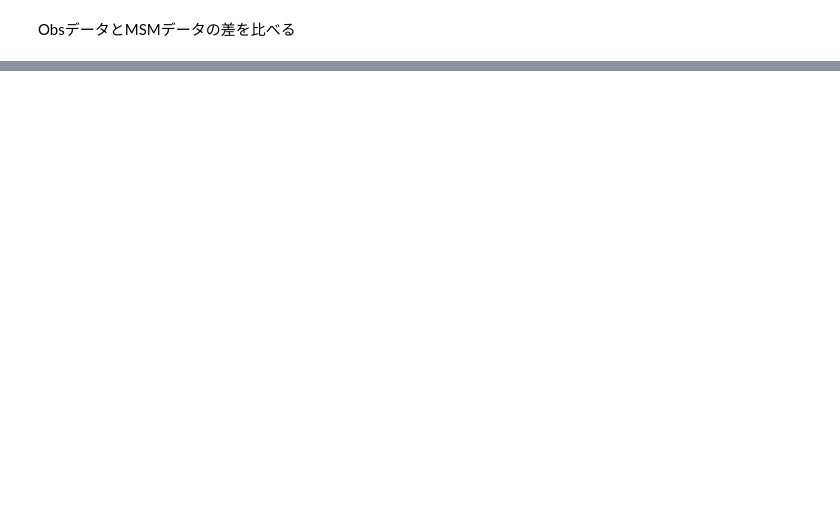
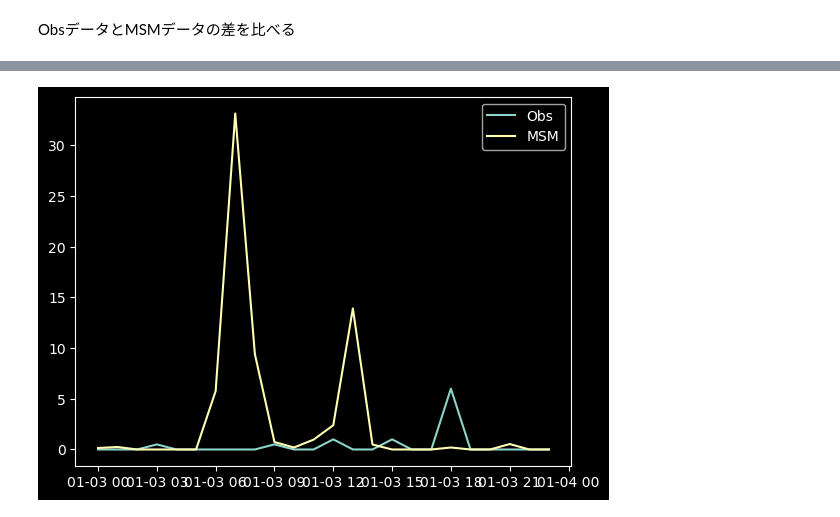
Before and after one commit to Ryo-Suzukii/ForecastCloudinJapan, a Jupyter notebook: EDA/diff_obs_msm.ipynb, the cells around one changed output, grey strips where cells are left out. Drawn from its saved outputs; the diff is of its cells as text; code cells hidden in the pictures; blank space fills up the shorter version.

```diff
--- a/EDA/diff_obs_msm.ipynb
+++ b/EDA/diff_obs_msm.ipynb
@@ -8,8 +13,25 @@ import matplotlib.pyplot as plt
+# %%
+def dew_point(t, rh):
+    """相対湿度から絶対湿度にする方法
+
+    Args:
+        t (float): 気温
+        rh (float): 相対湿度
+    """
+    A = 17.27
+    B = 237.7
+    alpha = ((A * t) / (B + t)) + np.log(rh/100.0)
+    return (B * alpha) / (A - alpha)
+
+def asd(t,rh):
+    es =  6.1078 * 10**(7.5*t/(t+237.3))
+    e = es * rh / 100
+    td = (237.3 * np.log10(6.1078/e))/(np.log10(e/6.1078) - 7.5)
+    return td
 # %%
-date = dt.date(2022,1,2)
+date = dt.date(2022,1,3)
 
-obsdf = pd.read_csv(f"../obsData/44_47662/{date.year}/{date.month}/44_47662_{date.year}_{date.month}_{date.day}.csv")
+obsdf = pd.read_csv(f"../obs_data/{date.year}/{str(date.month).zfill(2)}/{date.year}_{str(date.month).zfill(2)}{str(date.day).zfill(2)}.csv").drop("時間",axis=1)
 msmdf = pd.read_csv(f"../msm_jst_data/{date.year}/{str(date.month).zfill(2)}/{date.year}_{str(date.month).zfill(2)}{str(date.day).zfill(2)}.csv")
-
-display(obsdf.head(2))
-display(msmdf.head(2))
+# msmdf["絶対湿度"] = msmdf.apply(lambda x: dew_point(x["気温"],x["相対湿度"]),axis=1)
+msmdf["露点温度"] = msmdf.apply(lambda x: asd(x["気温"],x["相対湿度"]),axis=1)
@@ -22,0 +68,9 @@ display(msmdf.head(2))
+# %%
+target = "雲量"
+
+plt.plot(pd.to_datetime(obsdf["日付"]),obsdf[target],label="Obs")
+plt.plot(pd.to_datetime(msmdf["日付(JST)"]),msmdf[target],label="MSM")
+plt.legend()
+plt.show()
+# %% [output]
+[figure, added]
```
Also changed, not shown: parts of 4 cells of this notebook.
